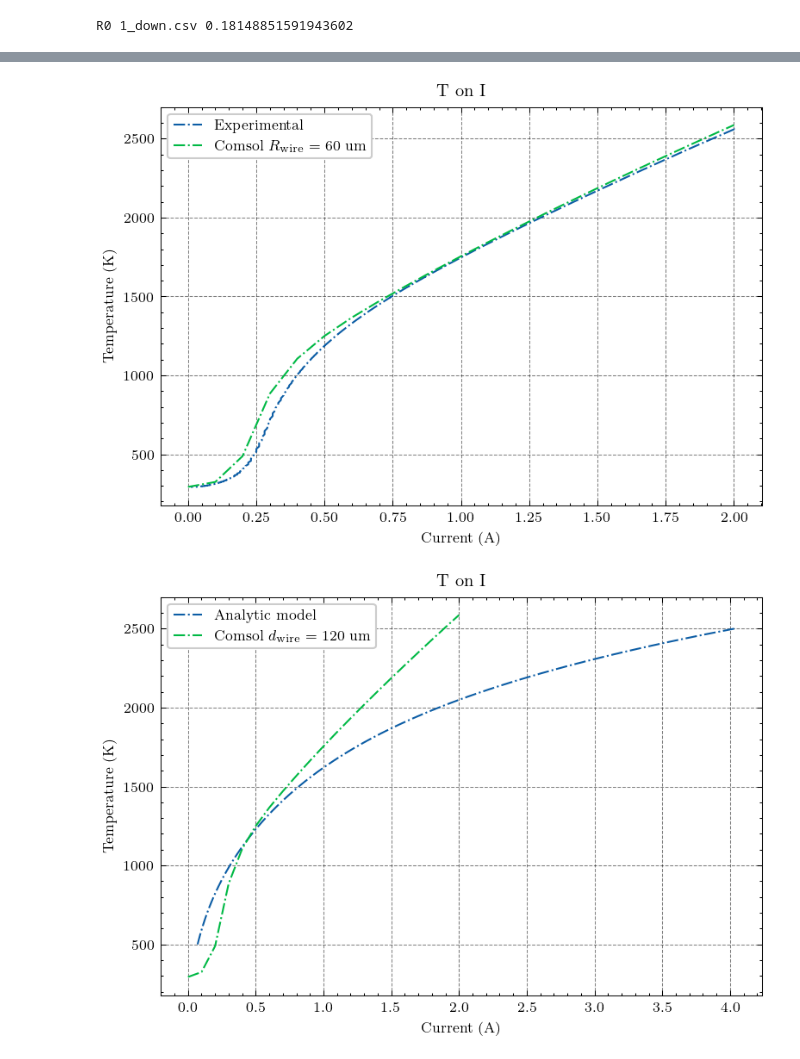
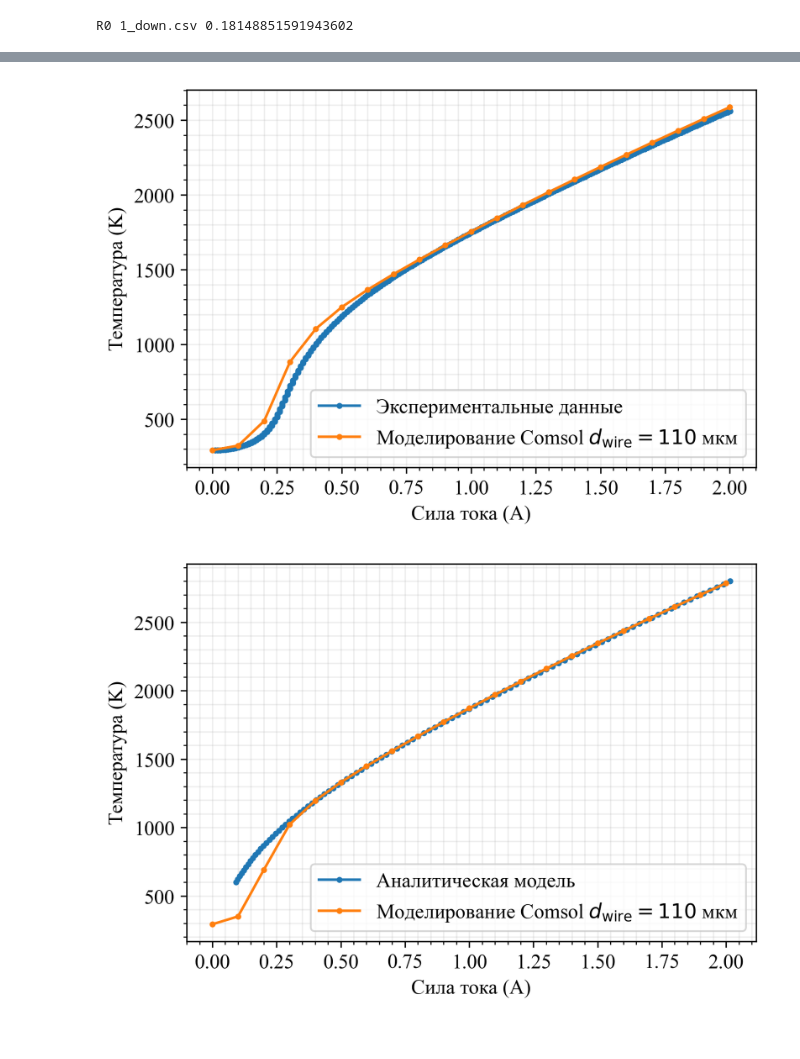
Before and after one commit to gleblug/vacuum-experiments, a Jupyter notebook: results/2025-02/plots.ipynb, the cells around one changed output, grey strips where cells are left out. Saved outputs shown, nothing was run; the diff lists cells and outputs as text; code cells hidden in the pictures.

```diff
--- a/results/2025-02/plots.ipynb
+++ b/results/2025-02/plots.ipynb
@@ -1,16 +1,22 @@
 # %%
 import numpy as np
 import matplotlib.pyplot as plt
-import scienceplots
 from scipy.interpolate import UnivariateSpline
 from collections import namedtuple
 from scipy.optimize import curve_fit
 
-plt.style.use(['science', 'grid'])
-plt.rcParams['figure.dpi'] = 150
+plt.rcParams['figure.dpi'] = 300
 plt.rcParams['figure.figsize'] = [6, 4]
-plt.rcParams['font.size'] = 8
+plt.rcParams['font.size'] = 12
 plt.rcParams['lines.markersize'] = 2.5
+plt.rcParams['xtick.minor.visible'] = True
+plt.rcParams['ytick.minor.visible'] = True
+plt.rcParams['axes.grid'] = True
+plt.rcParams['grid.color'] = "#aaaaaa"
+plt.rcParams['grid.alpha'] = 0.2
+plt.rcParams['axes.grid.which'] = 'both'
+plt.rcParams["font.family"] = "serif"
+plt.rcParams["font.serif"] = ["Times New Roman"]
 
 Values = namedtuple('Values', 'label values')
 
@@ -51,7 +57,7 @@ def plot(data: dict, x_name: str, y_name: str, fmt='.', x_min=None, x_max=None,
 
     ax.set_xlabel(data[x_name].label)
     ax.set_ylabel(data[y_name].label)
-    ax.set_title(f'{y_name} on {x_name}')
+    # ax.set_title(f'{y_name} on {x_name}')
     plt.legend()
     fname = f'{y_name}_on_{x_name}'
     directory = 'out'
@@ -102,12 +108,12 @@ for file in files:
 
     all_data[file] = {
         'rho': Values(label='Relative resistance', values=R/L0*(np.pi * (55e-6 ** 2))),
-        'I': Values(label='Current (A)', values=I),
+        'I': Values(label='Сила тока (A)', values=I),
         'U': Values(label='Voltage (V)', values=U),
         'U_norm': Values(label='Normalized voltage (V/m)', values=Unorm),
-        'T': Values(label='Temperature (K)', values=T),
+        'T': Values(label='Температура (K)', values=T),
         'dT_dI': Values(label='dT / dI', values=dT_dI),
-        'I_fine': Values(label='Current (A)', values=I_fine)
+        'I_fine': Values(label='Сила тока (A)', values=I_fine)
     }
 # %% [output]
 R0 1_down.csv 0.18148851591943602
@@ -143,12 +138,11 @@ plot(all_data, 'T', 'rho', approx_range=(500, 2500), approx_order=2)
 # %%
-COOMSOL_data = np.loadtxt('COMSOL_60um_T_on_I.csv', delimiter=',', skiprows=5).T
 
 plot({
-    'Experimental': all_data['1_down.csv'],
-    r'Comsol $R_\text{wire} = 60$ um': {
-        'I': Values(label='Current (A)', values=COOMSOL_data[0]),
-        'T': Values(label='Temperature (K)', values=COOMSOL_data[1])
+    'Экспериментальные данные': all_data['1_down.csv'],
+    r'Моделирование Comsol $d_\text{wire} = 110$ мкм': {
+        'I': Values(label='Сила тока (A)', values=COOMSOL_data[0]),
+        'T': Values(label='Температура (K)', values=COOMSOL_data[1])
     }
-}, 'I', 'T', fmt='-.')
+}, 'I', 'T', fmt='-o')
 # %% [output]
-[figure, old version]
+[figure, new version]
@@ -155,23 +151,29 @@ plot({
 # %%
-d = 120e-6
+d = 110e-6
 sigma = 5.67e-8
-rho = lambda T: 2.58e-14 * T**2 + 2.57e-10 * T - 3.15e-8
-epsilon = lambda T: 0.00493+1.01943e-4*T-1.87293e-7*T**2+3.23365e-10*T**3-1.89526e-13*T**4+4.70104e-17*T**5
+rho = lambda T: 5.507e-8 * (T/300)**1.227
+epsilon = lambda T: 0.00493+1.01943e-4*T-1.87293e-7*T**2+3.23365e-10*T**3-1.89526e-13*T**4+4.70104e-17*T**5-4.27244e-21*T**6
 T_0 = 293.15
 
 I_theory = lambda T: np.pi * (d ** (3/2)) / 2 * np.sqrt(epsilon(T) * sigma * (T**4 - T_0**4) / rho(T))
-T_values = np.linspace(500, 2500, 100)
+T_values = np.linspace(600, 2800, 100)
 I_values = I_theory(T_values)
 
+idx = COOMSOL_data[0] > .5
+
 plot({
-    rf'Analytic model': {
-        'I': Values(label='Current (A)', values=I_values),
-        'T': Values(label='Temperature (K)', values=T_values)
+    r'Аналитическая модель': {
+        'I': Values(label='Сила тока (A)', values=I_values),
+        'T': Values(label='Температура (K)', values=T_values)
     },
-    r'Comsol $d_\text{wire} = 120$ um': {
-        'I': Values(label='Current (A)', values=COOMSOL_data[0]),
-        'T': Values(label='Temperature (K)', values=COOMSOL_data[1])
+    # r'Аналитическая модель': {
+    #     'I': Values(label='Сила тока (A)', values=COOMSOL_data[0][idx]+.02),
+    #     'T': Values(label='Температура (K)', values=COOMSOL_data[1][idx]*1.03)
+    # },
+    r'Моделирование Comsol $d_\text{wire} = 110$ мкм': {
+        'I': Values(label='Сила тока (A)', values=COOMSOL_data[0]),
+        'T': Values(label='Температура (K)', values=COOMSOL_data[1])
     }
-}, 'I', 'T', fmt='-.')
+}, 'I', 'T', fmt='-o')
 # %% [output]
-[figure, old version]
+[figure, new version]
```
Also changed, not shown: parts of 5 cells of this notebook, 15 other files.
